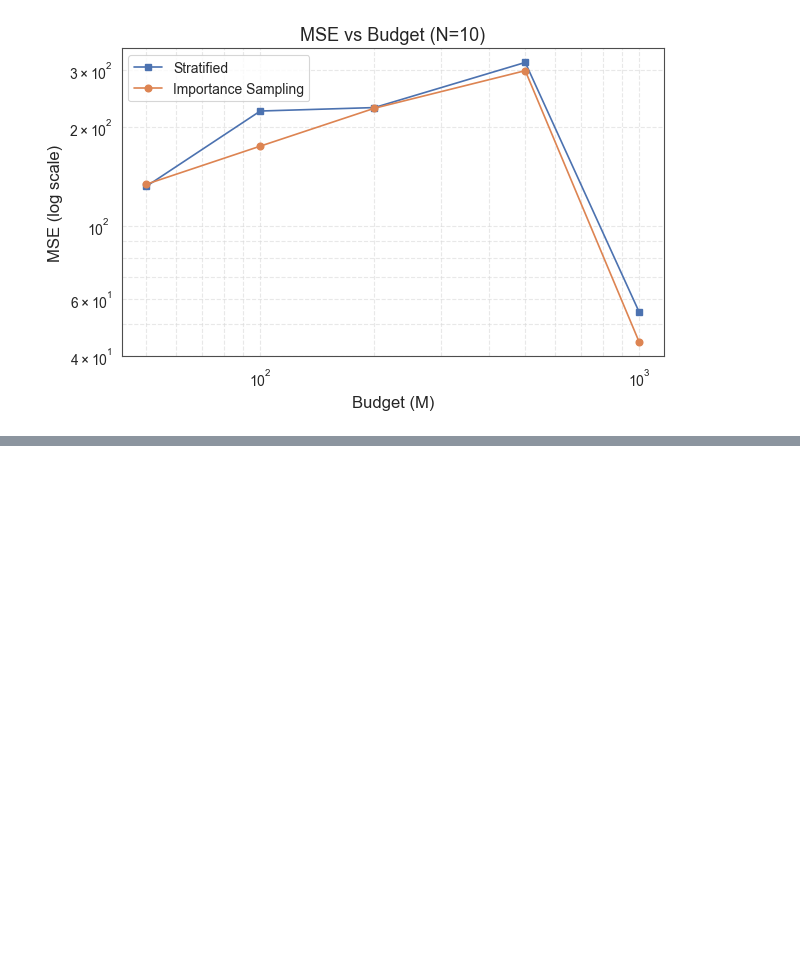
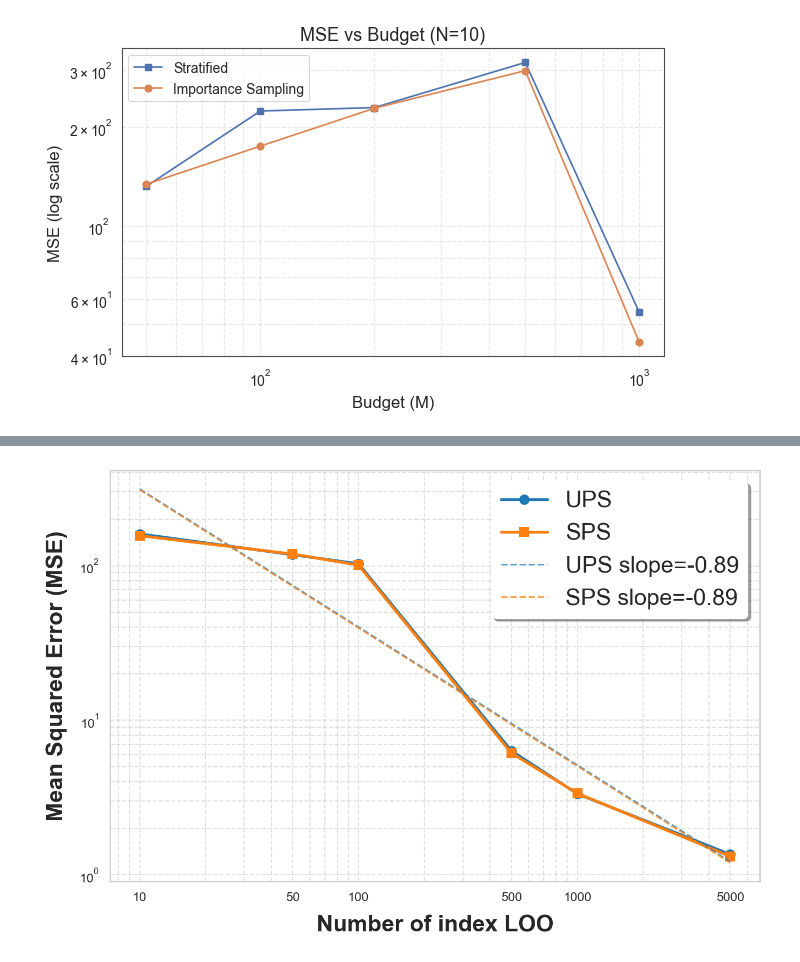
Before and after one commit to MohamedKeteb/constantpathsampling, a Jupyter notebook: gaussian_LOO_exp.ipynb, the cells around one changed output, grey strips where cells are left out. Drawn from its saved outputs; the diff is of its cells as text; code cells hidden in the pictures; blank space fills up the shorter version.

```diff
--- a/gaussian_LOO_exp.ipynb
+++ b/gaussian_LOO_exp.ipynb
@@ -383,7 +383,7 @@ budget_i = build_budget(L, M_budget, estimator_i, n_samples_per_bin=10)
 # %%
 
 # --- Configuration de l'expérience ---
-N_grid = [10, 50, 100, 500, 1000]  # Différentes valeurs de N_i
+N_grid = [10, 50, 100, 500, 1000, 5000]  # Différentes valeurs de N_i
 num_replicates = 5       # Nombre de répétitions pour chaque N_i
 
 # Calcul de la vraie valeur de référence (somme totale des LOO ELPD exacts)
@@ -468,38 +476,55 @@ plt.plot(
     markersize=8,
     linewidth=2.5,
     color="#1f77b4",
-    label="Importance Sampling ($q$ unbiased)"
+    label="UPS"
 )
 
 # Tracé pour Stratified Sampling
 plt.plot(
     df_results["N_i"],
     df_results["MSE_Stratified"],
     marker="s",
     markersize=8,
     linewidth=2.5,
     color="#ff7f0e",
-    label="Stratified Sampling"
+    label="SPS"
 )
 
-# Configuration des axes et mise en échelle log pour le MSE
+# Configuration des axes et mise en échelle log-log
+plt.xscale("log")
 plt.yscale("log")
 plt.xlabel("Number of index LOO", fontsize=20, fontweight='bold', labelpad=10)
 plt.ylabel("Mean Squared Error (MSE)", fontsize=20, fontweight='bold', labelpad=10)
-plt.title("MSE", fontsize=20, fontweight='bold', pad=15)
 
 # Forcer l'affichage de toutes les valeurs de N_i sur l'axe X pour éviter les graduations floues
 plt.xticks(df_results["N_i"], labels=[str(n) for n in df_results["N_i"]], fontsize=11)
 plt.yticks(fontsize=11)
+
+# Régression log-log pour estimer les pentes
+x = np.log(df_results["N_i"].astype(float))
+y_is = np.log(df_results["MSE_Importance_Sampling"].astype(float))
+y_strat = np.log(df_results["MSE_Stratified"].astype(float))
+
+slope_is, intercept_is = np.polyfit(x, y_is, 1)
+slope_strat, intercept_strat = np.polyfit(x, y_strat, 1)
+
+x_line = np.array(df_results["N_i"].astype(float))
+plt.plot(x_line, np.exp(intercept_is + slope_is * np.log(x_line)), linestyle="--", color="#1f77b4", alpha=0.7, label=f"UPS slope={slope_is:.2f}")
+plt.plot(x_line, np.exp(intercept_strat + slope_strat * np.log(x_line)), linestyle="--", color="#ff7f0e", alpha=0.7, label=f"SPS slope={slope_strat:.2f}")
+
+# Annoter les pentes directement sur le graphe
+
 
 # Style de la grille d'arrière-plan (grilles principales et secondaires pour le log)
 plt.grid(True, which="both", linestyle="--", alpha=0.6)
 
 # Personnalisation de la légende
 plt.legend(loc="upper right", frameon=True, facecolor="white", edgecolor="none", shadow=True, fontsize=20)
 
 # Ajustement pour éviter que les labels ne débordent
 plt.tight_layout()
 
 # Affichage du plot
 plt.show()
+# %% [output]
+[figure, added]
```
Also changed, not shown: parts of 1 cell of this notebook, 2 other files.
